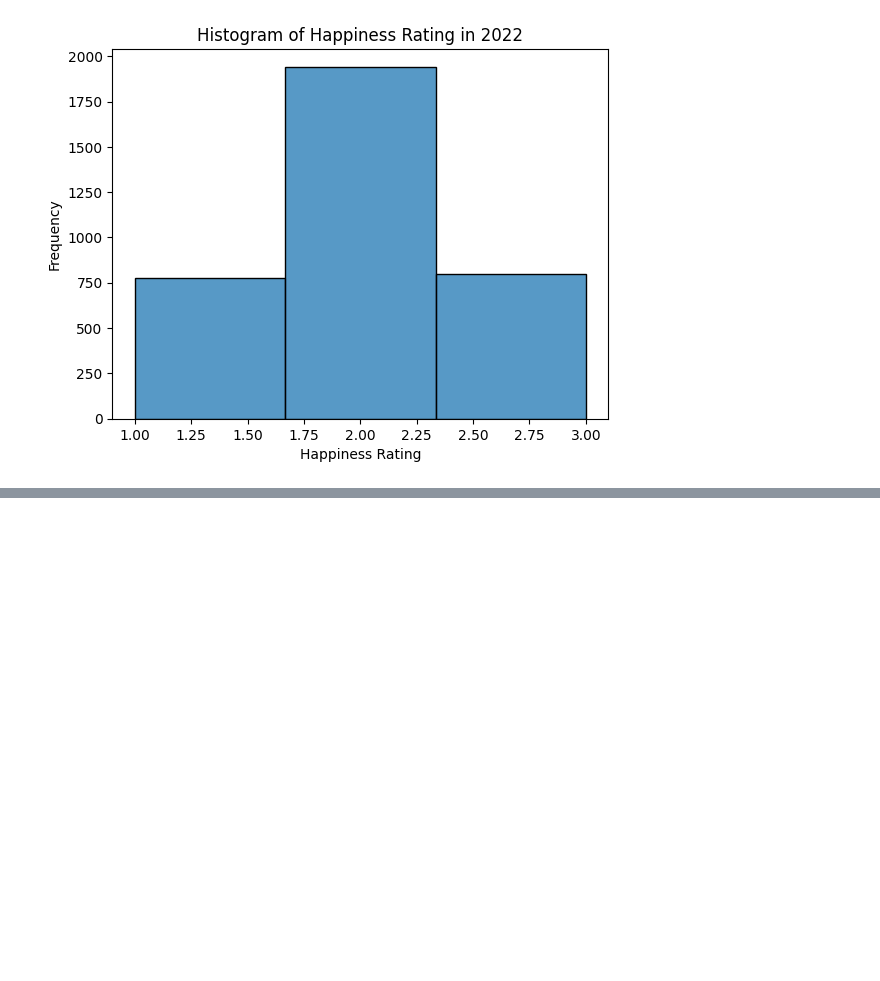
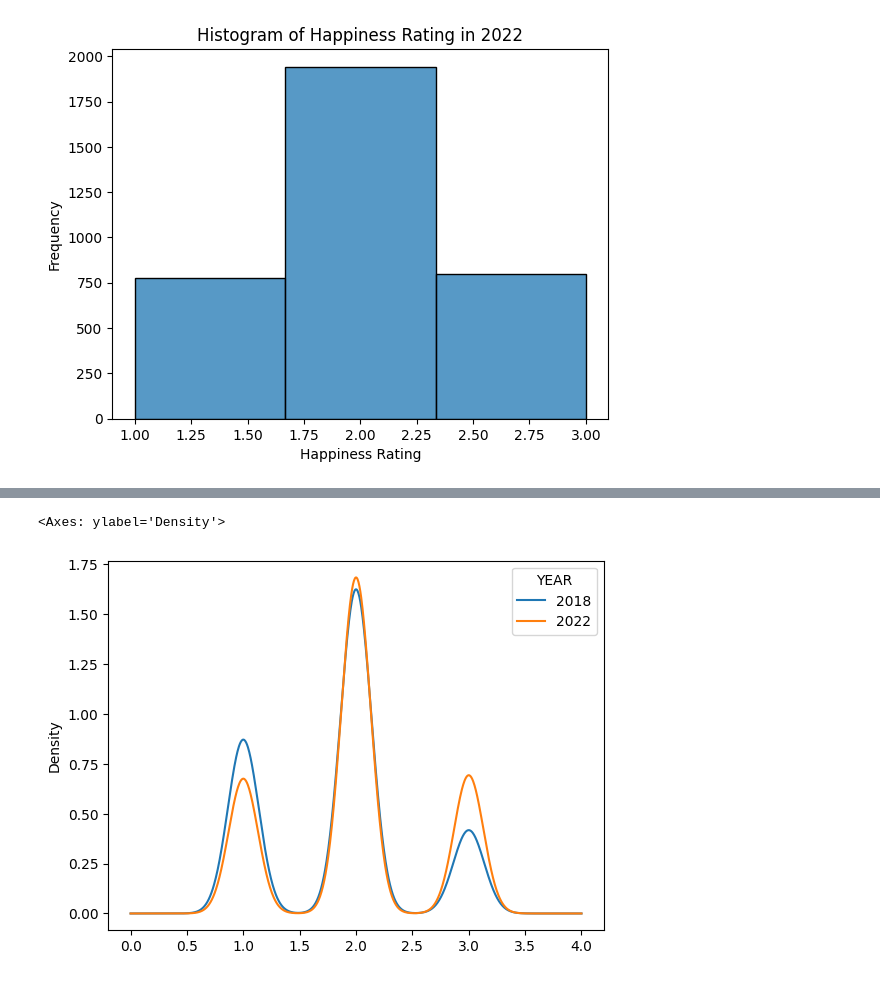
Before and after one commit to DS3001/group5, a Jupyter notebook: Copy_of_john.ipynb, the cells around one changed output, grey strips where cells are left out. Drawn from its saved outputs; the diff is of its cells as text; code cells hidden in the pictures; blank space fills up the shorter version.

```diff
--- a/Copy_of_john.ipynb
+++ b/Copy_of_john.ipynb
@@ -117,0 +134,9 @@ Text(0, 0.5, 'Frequency')
+# %%
+#grouped kernel,  grouped by year
+group_by = 'YEAR'
+var = 'HAPPY'
+df_wide = df_merged.pivot(columns=group_by,values=var)
+df_wide.plot.density()
+# %% [output]
+<Axes: ylabel='Density'>
+[figure, added]
```
Also changed, not shown: parts of 3 cells of this notebook.
